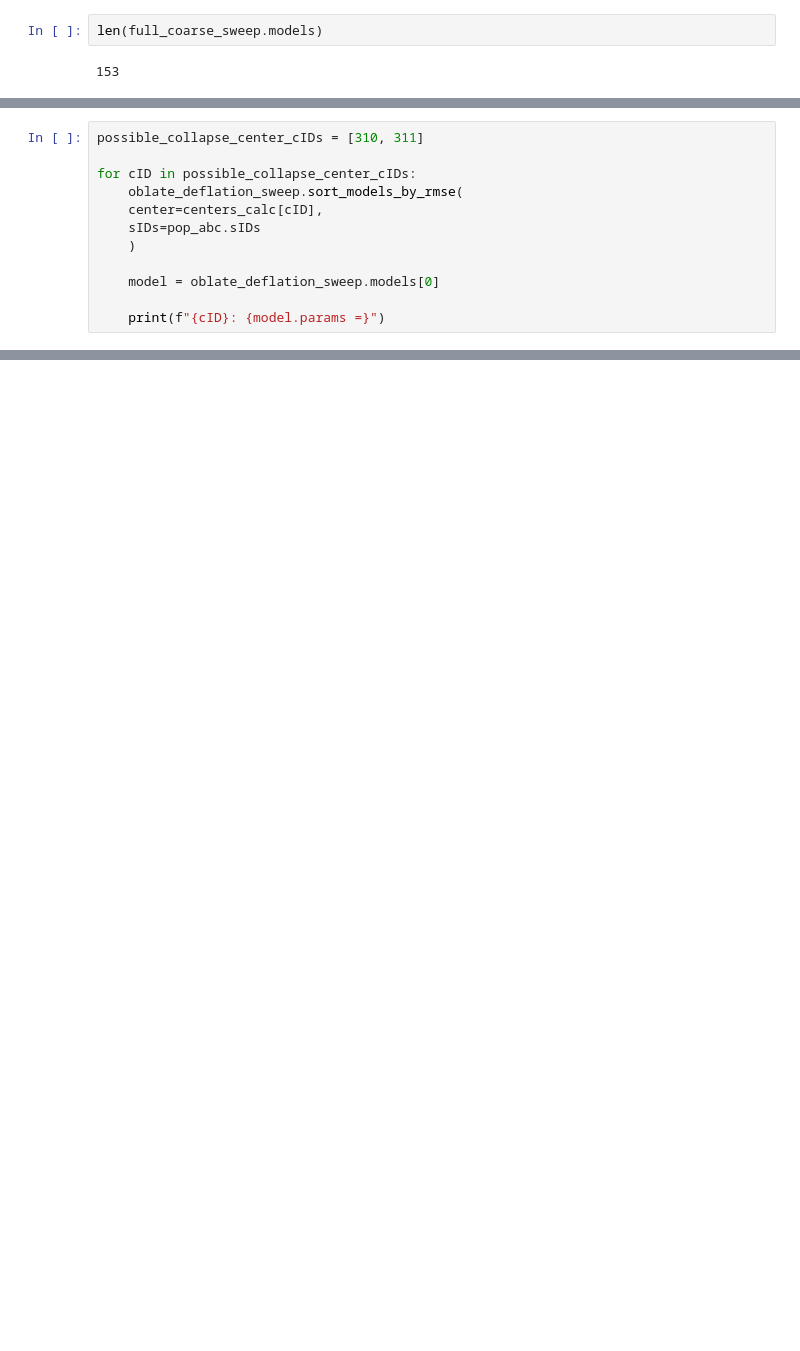
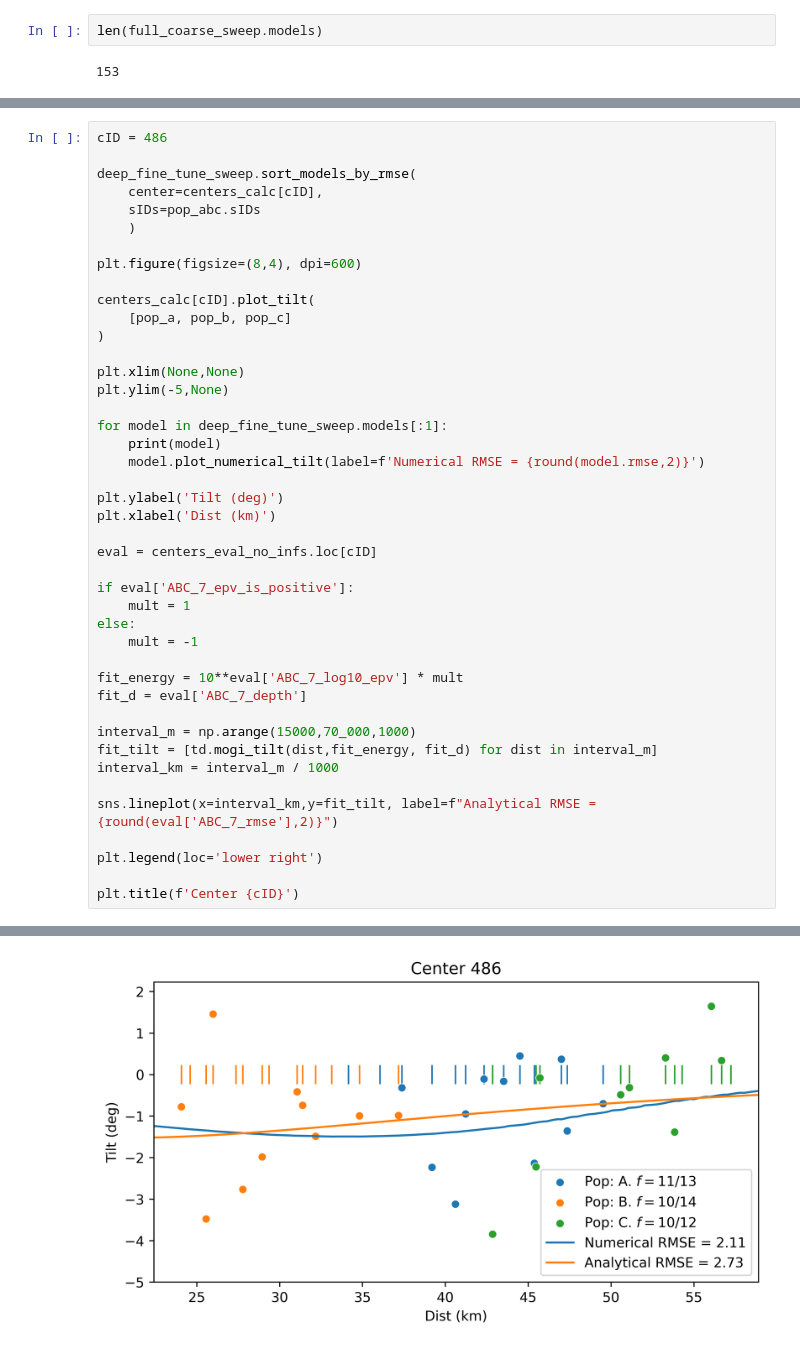
Before and after one commit to hernypeterson/thesis, a Jupyter notebook: code_with_import.ipynb, the cells around one changed output, grey strips where cells are left out. Cells and saved outputs as stored; diff of their text form; blank space fills up the shorter version.

```diff
--- a/code_with_import.ipynb
+++ b/code_with_import.ipynb
@@ -376,12 +391,0 @@ len(oblate_deflation_sweep.models)
-# %%
-possible_collapse_center_cIDs = [310, 311]
-
-for cID in possible_collapse_center_cIDs:
-    oblate_deflation_sweep.sort_models_by_rmse(
-    center=centers_calc[cID],
-    sIDs=pop_abc.sIDs
-    )
-
-    model = oblate_deflation_sweep.models[0]
-
-    print(f"{cID}: {model.params =}")
@@ -418,0 +392,44 @@ dir(type)
+# %%
+cID = 486
+
+deep_fine_tune_sweep.sort_models_by_rmse(
+    center=centers_calc[cID],
+    sIDs=pop_abc.sIDs
+    )
+
+plt.figure(figsize=(8,4), dpi=600)
+
+centers_calc[cID].plot_tilt(
+    [pop_a, pop_b, pop_c]
+)
+
+plt.xlim(None,None)
+plt.ylim(-5,None)
+
+for model in deep_fine_tune_sweep.models[:1]:
+    print(model)
+    model.plot_numerical_tilt(label=f'Numerical RMSE = {round(model.rmse,2)}')
+
+plt.ylabel('Tilt (deg)')
+plt.xlabel('Dist (km)')
+
+eval = centers_eval_no_infs.loc[cID]
+
+if eval['ABC_7_epv_is_positive']:
+    mult = 1
+else:
+    mult = -1
+
+fit_energy = 10**eval['ABC_7_log10_epv'] * mult
+fit_d = eval['ABC_7_depth']
+
+interval_m = np.arange(15000,70_000,1000)
+fit_tilt = [td.mogi_tilt(dist,fit_energy, fit_d) for dist in interval_m]
+interval_km = interval_m / 1000
+
+sns.lineplot(x=interval_km,y=fit_tilt, label=f"Analytical RMSE = {round(eval['ABC_7_rmse'],2)}")
+
+plt.legend(loc='lower right')
+
+plt.title(f'Center {cID}')
+# %% [output]
@@ -418,0 +438 @@ dir(type)
+[figure, added]
```
Also changed, not shown: parts of 17 cells of this notebook, 11 other files.
